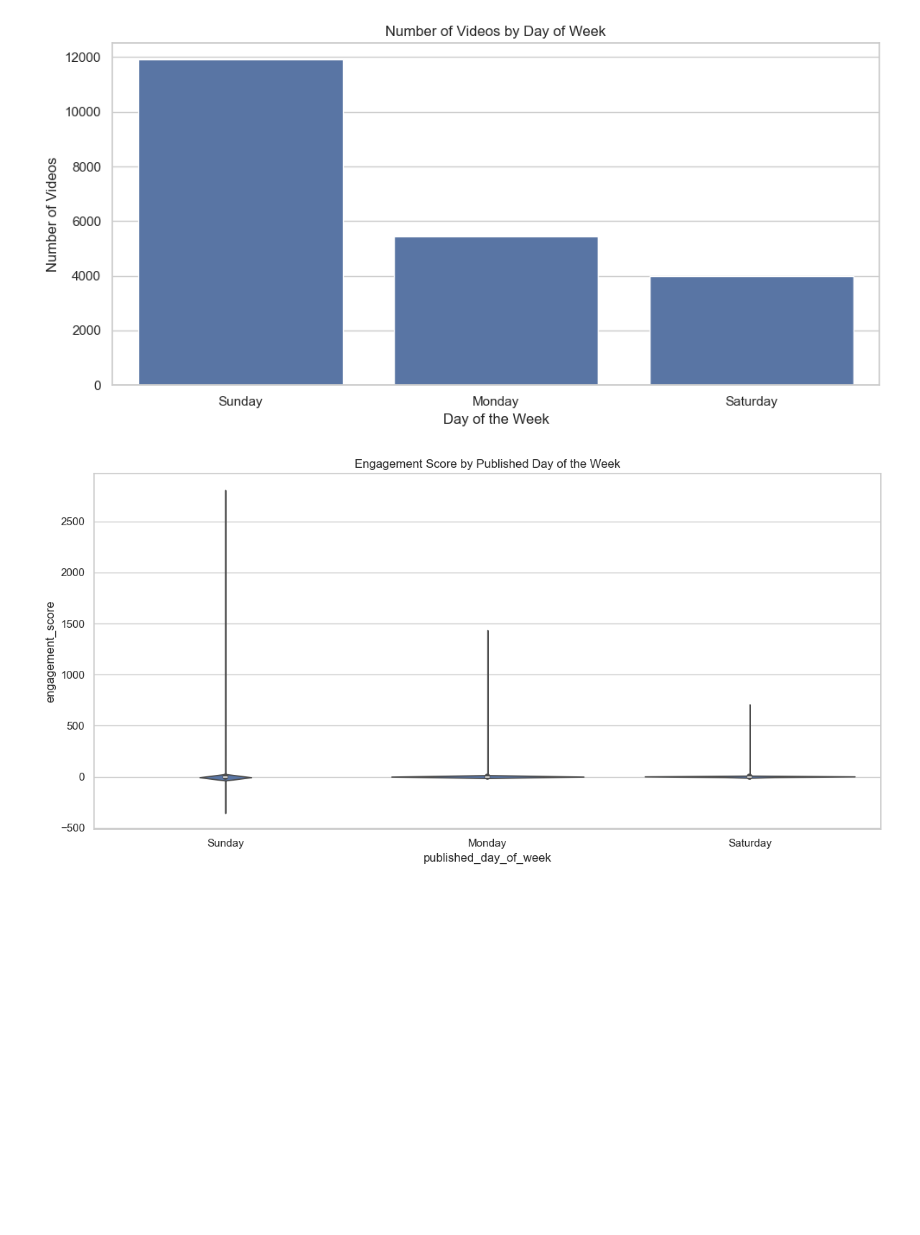
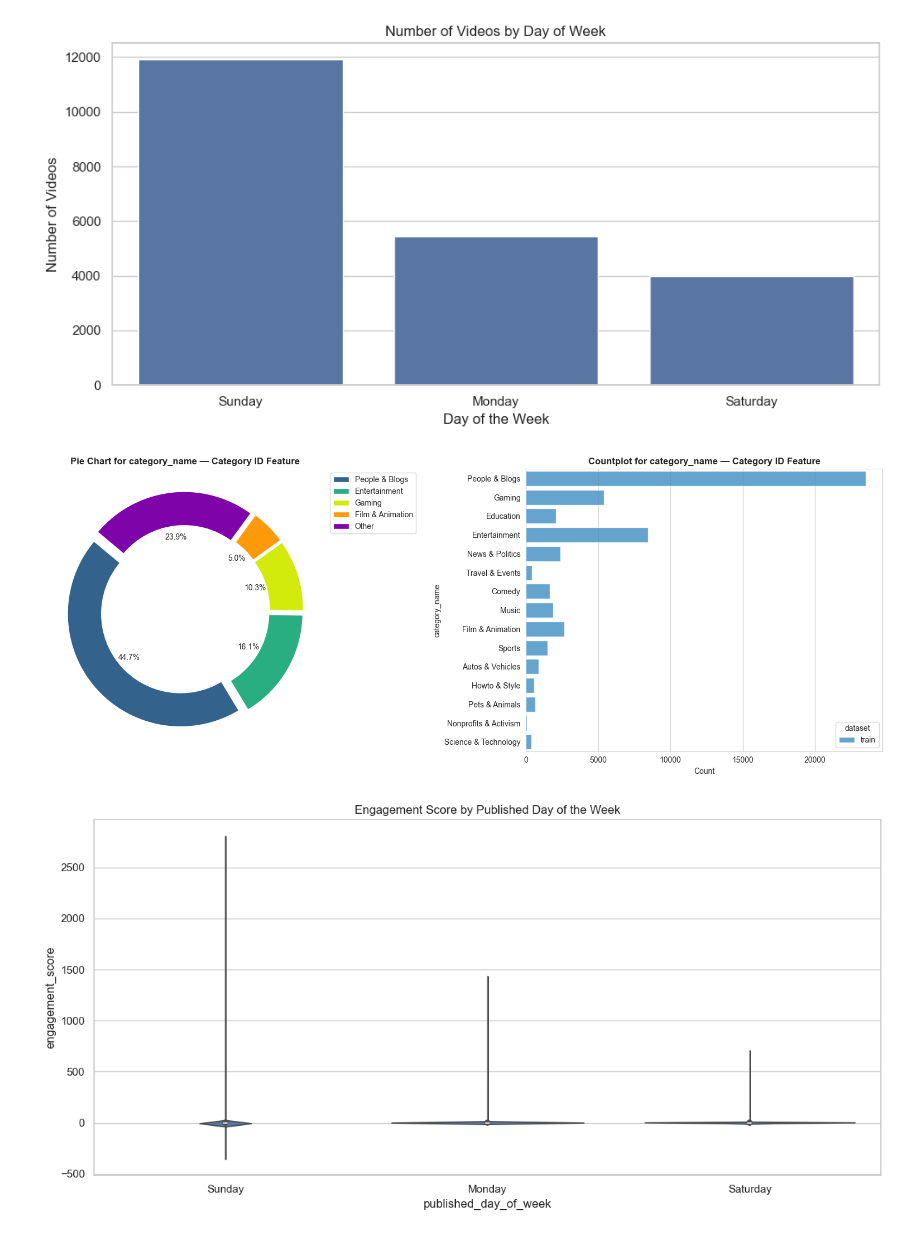
Before and after one commit to DonaldAadithiyan/YT-analytics, a Jupyter notebook: noteboooks/data_visualization.ipynb, the cells around one changed output. Cells and saved outputs as stored; diff of their text form; code cells hidden in the pictures; blank space fills up the shorter version.

```diff
--- a/noteboooks/data_visualization.ipynb
+++ b/noteboooks/data_visualization.ipynb
@@ -48,7 +48,7 @@ category_map = {
 
 df['category_name'] = df['category_id'].map(category_map)
 
-df['actual_subs'] = raw_dataset['c_subscriber_count_initial'].values
+# df['actual_subs'] = raw_dataset['c_subscriber_count_initial'].values
 
 # Plot settings
 sns.set_theme(style="whitegrid")
@@ -138,6 +137,78 @@ plt.show()
 # %% [output]
 [figure]
 [figure]
+# %%
+import matplotlib.pyplot as plt
+import seaborn as sns
+import pandas as pd
+import textwrap
+
+# Define palettes (same as your original)
+pie_chart_palette = ['#33638d', '#28ae80', '#d3eb0c', '#ff9a0b', '#7e03a8', '#35b779',
+                     '#fde725', '#440154', '#90d743', '#482173', '#22a884', '#f8961e']
+custom_palette = ['#3498db']  # Only Train
+
+# Use your existing data (replace with your actual dataframe)
+# Assuming you have a dataset with 'category_id' column
+variable = 'category_name'
+source_name = "Category ID Feature"
+
+# Create the plots
+sns.set_style('whitegrid')
+fig, axes = plt.subplots(1, 2, figsize=(16, 6))
+
+# Pie Chart (left)
+plt.subplot(1, 2, 1)
+value_counts = df[variable].value_counts()  # Replace 'your_dataframe' with actual dataframe
+
+# Collapse small categories (less than 5% of total)
+threshold = 0.05 * value_counts.sum()
+filtered_values = value_counts.copy()
+filtered_values[value_counts < threshold] = 0
+filtered_values = filtered_values[filtered_values > 0]
+other_count = value_counts.sum() - filtered_values.sum()
+if other_count > 0:
+    filtered_values['Other'] = other_count
+
+wedges, texts, autotexts = plt.pie(
+    filtered_values,
+    autopct=lambda p: f'{p:.1f}%' if p > 5 else '',
+    colors=pie_chart_palette[:len(filtered_values)],
+    startangle=140,
+    wedgeprops=dict(width=0.3),
+    explode=[0.05 if p > 5 else 0 for p in filtered_values],
+    textprops={'fontsize': 10}
+)
+
+plt.title("\n".join(textwrap.wrap(f"Pie Chart for {variable} — {source_name}", width=50)), fontweight='bold')
+plt.legend(filtered_values.index, loc="upper left", bbox_to_anchor=(1, 1))
+
+# Horizontal Countplot (right)
+plt.subplot(1, 2, 2)
+
+# Add dataset column if not present
+if 'dataset' not in df.columns:
+    df['dataset'] = 'train'
+
+sns.countplot(
+    data=df,
+    y=variable,
+    hue='dataset',
+    palette=custom_palette,
+    alpha=0.85
+)
+plt.ylabel(variable)
+plt.xlabel("Count")
+plt.title("\n".join(textwrap.wrap(f"Countplot for {variable} — {source_name}", width=50)), fontweight='bold')
+
+plt.tight_layout()
+plt.show()
+
+# Remove the temporary dataset column if it was added
+if 'dataset' in df.columns:
+    df.drop('dataset', axis=1, inplace=True)
+# %% [output]
+[figure, added]
 # %%
 # Engagement score by published day
 plt.figure(figsize=(12, 6))
```
Also changed, not shown: parts of 1 cell of this notebook, 13 other files.
